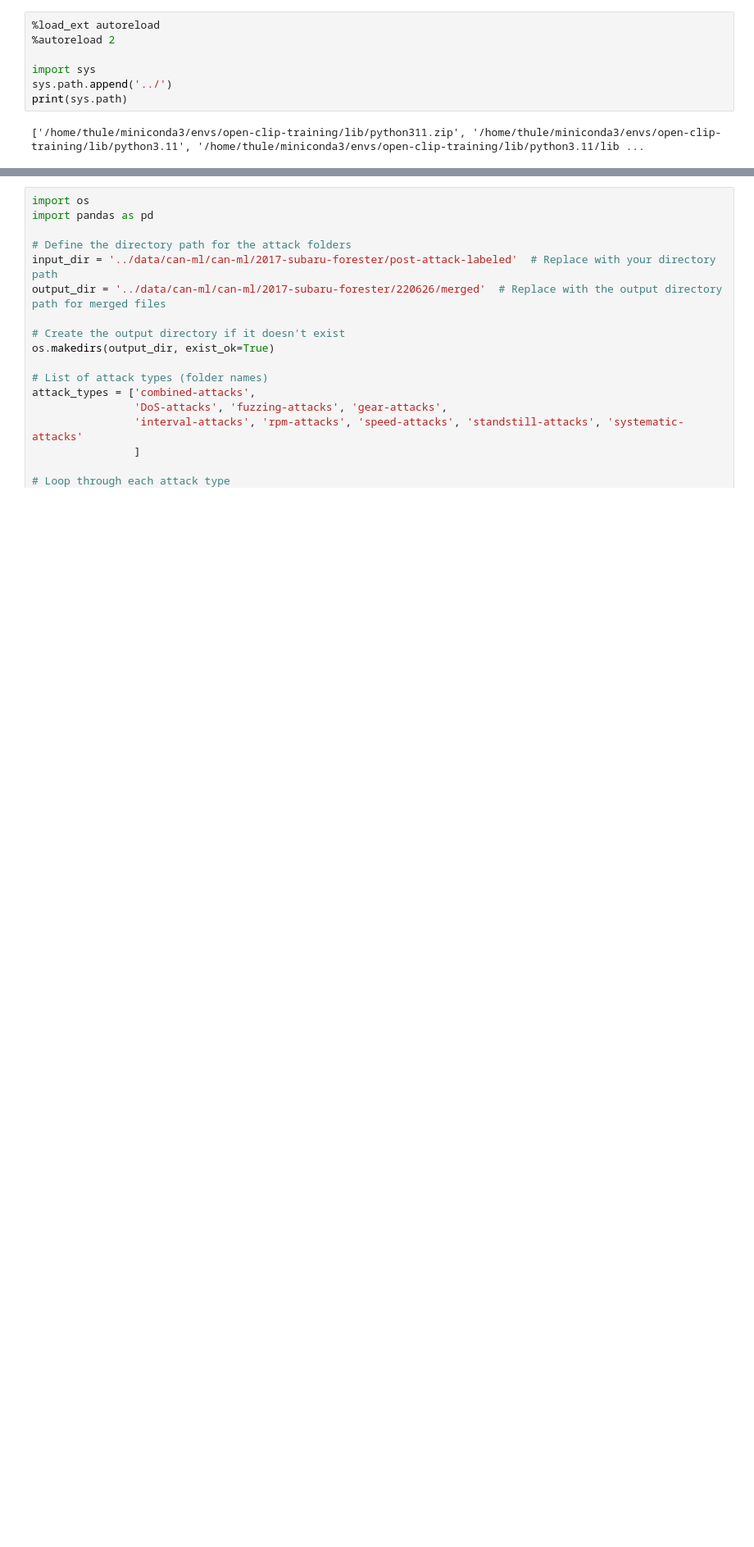
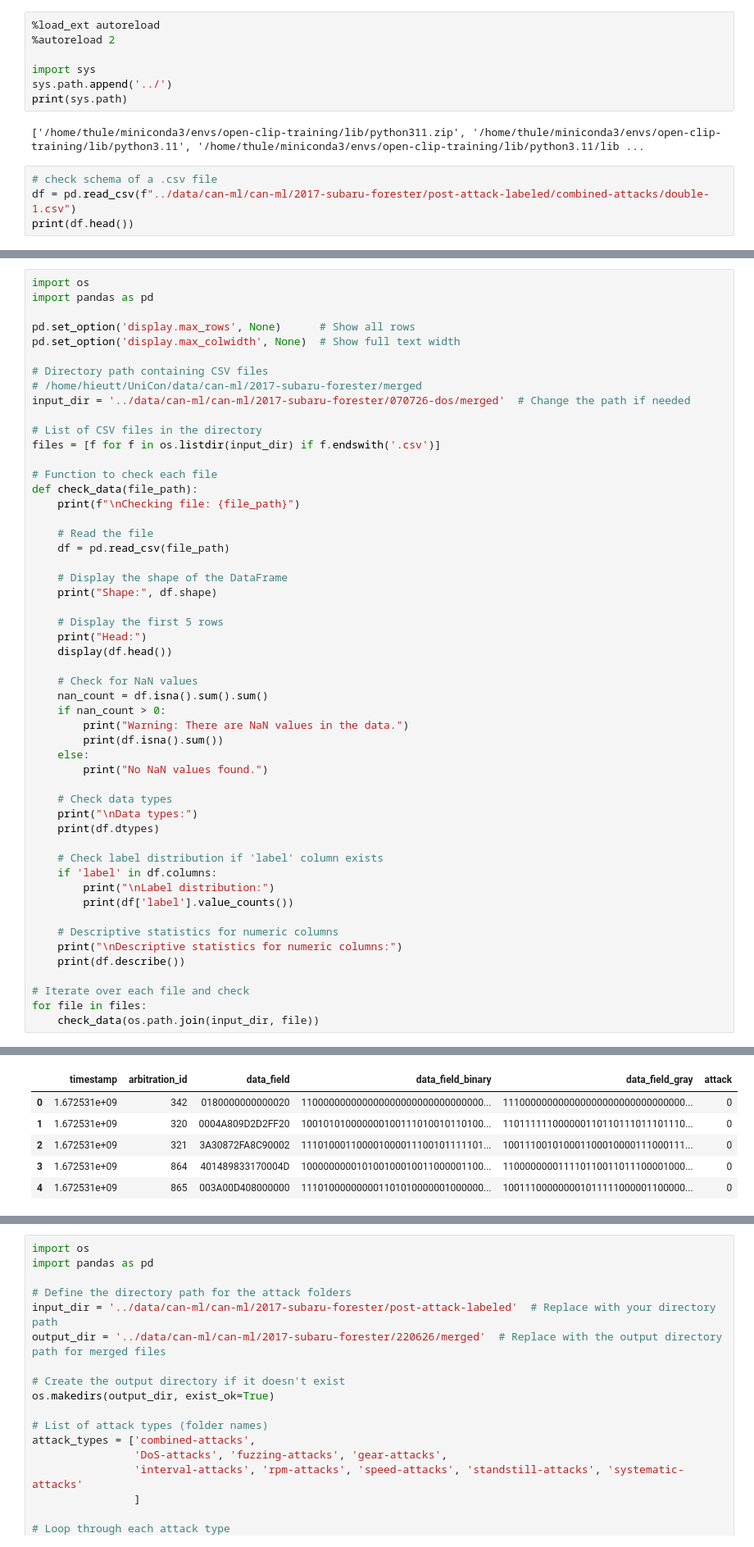
Before and after one commit to thulexuan/ConvRetNetIDS, a Jupyter notebook: notebooks/can_ml_preprocessing.ipynb, the cells around one changed output, grey strips where cells are left out. Shown at 82% size. Saved outputs shown, nothing was run; the diff lists cells and outputs as text; blank space fills up the shorter version.

```diff
--- a/notebooks/can_ml_preprocessing.ipynb
+++ b/notebooks/can_ml_preprocessing.ipynb
@@ -14,3 +14,7 @@ sys.path.append('../')
 print(sys.path)
 # %% [output]
 ['/home/thule/miniconda3/envs/open-clip-training/lib/python311.zip', '/home/thule/miniconda3/envs/open-clip-training/lib/python3.11', '/home/thule/miniconda3/envs/open-clip-training/lib/python3.11/lib ...
+# %%
+# check schema of a .csv file
+df = pd.read_csv(f"../data/can-ml/can-ml/2017-subaru-forester/post-attack-labeled/combined-attacks/double-1.csv")
+print(df.head())
@@ -16,0 +96,53 @@ print(sys.path)
+# %%
+import os
+import pandas as pd
+
+pd.set_option('display.max_rows', None)      # Show all rows
+pd.set_option('display.max_colwidth', None)  # Show full text width
+
+# Directory path containing CSV files
+# /home/hieutt/UniCon/data/can-ml/2017-subaru-forester/merged
+input_dir = '../data/can-ml/can-ml/2017-subaru-forester/070726-dos/merged'  # Change the path if needed
+
+# List of CSV files in the directory
+files = [f for f in os.listdir(input_dir) if f.endswith('.csv')]
+
+# Function to check each file
+def check_data(file_path):
+    print(f"\nChecking file: {file_path}")
+
+    # Read the file
+    df = pd.read_csv(file_path)
+
+    # Display the shape of the DataFrame
+    print("Shape:", df.shape)
+
+    # Display the first 5 rows
+    print("Head:")
+    display(df.head())
+
+    # Check for NaN values
+    nan_count = df.isna().sum().sum()
+    if nan_count > 0:
+        print("Warning: There are NaN values in the data.")
+        print(df.isna().sum())
+    else:
+        print("No NaN values found.")
+
+    # Check data types
+    print("\nData types:")
+    print(df.dtypes)
+
+    # Check label distribution if 'label' column exists
+    if 'label' in df.columns:
+        print("\nLabel distribution:")
+        print(df['label'].value_counts())
+
+    # Descriptive statistics for numeric columns
+    print("\nDescriptive statistics for numeric columns:")
+    print(df.describe())
+
+# Iterate over each file and check
+for file in files:
+    check_data(os.path.join(input_dir, file))
+# %% [output]
@@ -16,0 +152,6 @@ print(sys.path)
+|  | timestamp | arbitration_id | data_field | data_field_binary | data_field_gray | attack |
+| 0 | 1.672531e+09 | 342 | 0180000000000020 | 110000000000000000000000000000000... | 111000000000000000000000000000000... | 0 |
+| 1 | 1.672531e+09 | 320 | 0004A809D2D2FF20 | 100101010000000100111010010110100... | 110111111000000110110111011101110... | 0 |
+| 2 | 1.672531e+09 | 321 | 3A30872FA8C90002 | 111010001100001000011100101111101... | 100111001010001100010000111000111... | 0 |
+| 3 | 1.672531e+09 | 864 | 401489833170004D | 100000000010100100010011000001100... | 110000000011110110011011100001000... | 0 |
+| 4 | 1.672531e+09 | 865 | 003A00D408000000 | 111010000000001101010000001000000... | 100111000000001011111000001100000... | 0 |
```
Also changed, not shown: parts of 5 cells of this notebook, 16 other files.
